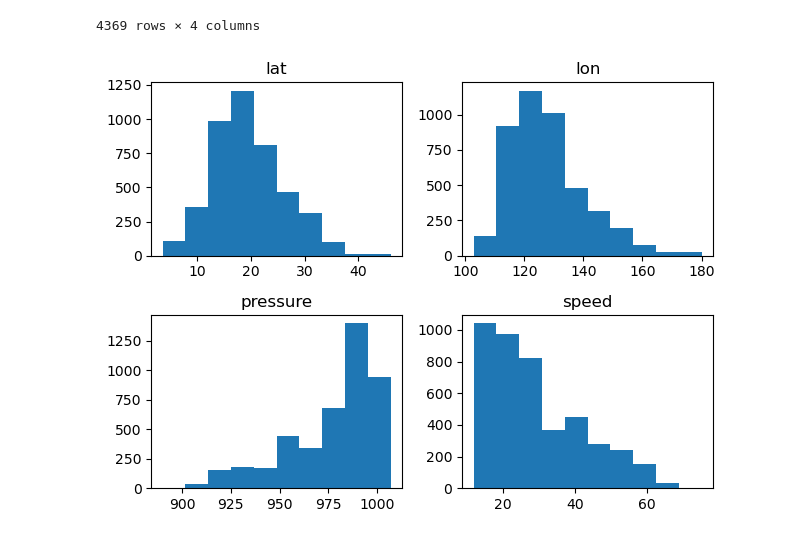
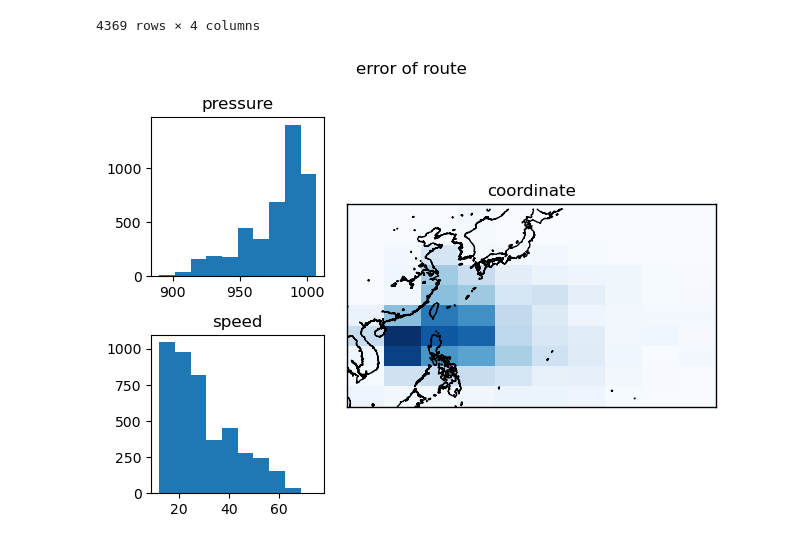
Before and after one commit to leosssssss/dachuang, a Jupyter notebook: typhoonForecastTree.ipynb, the cells around one changed output. Drawn from its saved outputs; the diff is of its cells as text; code cells hidden in the pictures.

```diff
--- a/typhoonForecastTree.ipynb
+++ b/typhoonForecastTree.ipynb
@@ -188,23 +189,25 @@ realRoute[(realRoute['lat']['error']=='more than 1sigma')&(realRoute['lon']['err
 4369 rows × 4 columns
 # %%
 errRoute = forecastDataOrigin.iloc[realRoute[(realRoute['lat']['error']=='more than 1sigma')&(realRoute['lon']['error']=='more than 1sigma')].index]
-plt.subplot(2, 2, 1)
-plt.hist(errRoute['lat+0'])
-plt.title('lat')
-plt.subplot(2, 2, 2)
-plt.hist(errRoute['lon+0'])
-plt.title('lon')
-plt.subplot(2, 2, 3)
+plt.subplot2grid((2, 3), (0, 0))
 plt.hist(errRoute['pressure+0'])
 plt.title('pressure')
-plt.subplot(2, 2, 4)
+plt.subplot2grid((2, 3), (1, 0))
 plt.hist(errRoute['speed+0'])
 plt.title('speed')
+plt.subplot2grid((2, 3), (0, 1), colspan=2, rowspan=2)
+m = Basemap(projection='cyl',llcrnrlon=100.,llcrnrlat=0.,urcrnrlon=180.,urcrnrlat=45.,resolution="i", )
+m.drawcoastlines()
+m.drawmapboundary(fill_color='#87CEEB')
+m.fillcontinents(color='#FFFFFF',lake_color='#87CEEB')
+plt.hist2d(errRoute['lon+0'], errRoute['lat+0'], cmap='Blues')
+plt.title('coordinate')
+plt.suptitle('error of route')
 plt.tight_layout()
 plt.savefig(".\路径误差直方图.png")
 plt.show()
 plt.close()
 # %% [output]
-[figure, old version]
+[figure, new version]
 # %%
 errPressure = forecastDataOrigin.iloc[realPressure[realPressure['error']=='more than 1sigma'].index]
```
Also changed, not shown: parts of 3 cells of this notebook.
